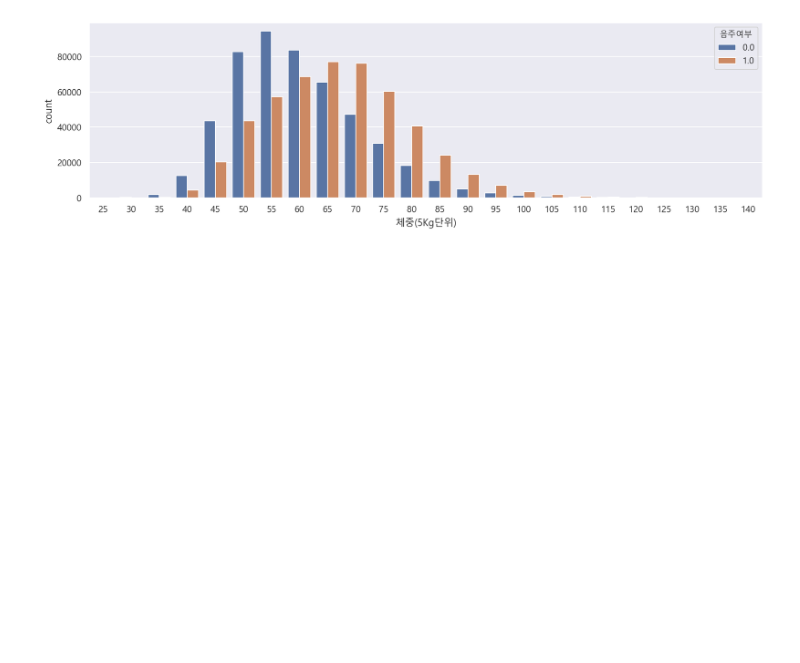
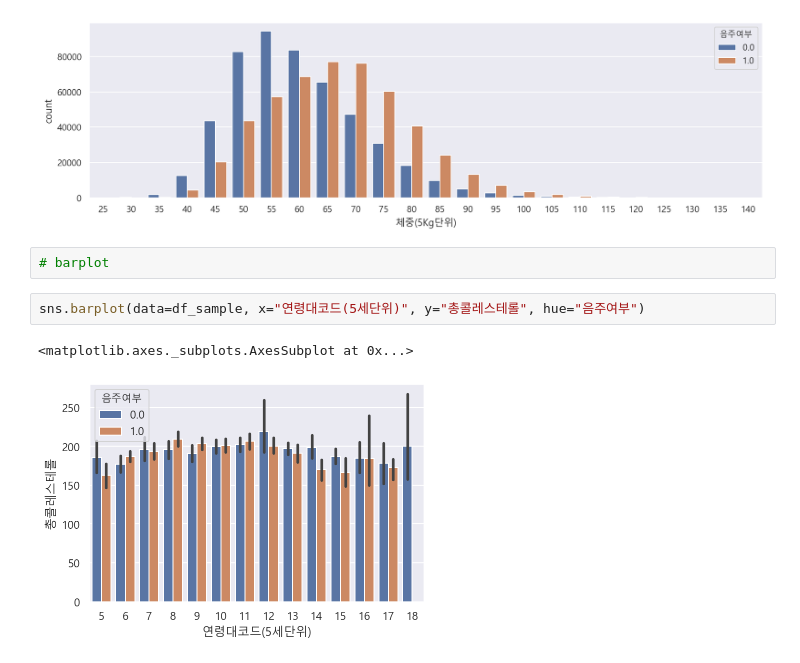
Before and after one commit to geonho0116/data_science_with_pandas, a Jupyter notebook: 08_hypothesis_testing_with_data.ipynb, the cells around one changed output. Drawn from its saved outputs; the diff is of its cells as text; blank space fills up the shorter version.

```diff
--- a/08_hypothesis_testing_with_data.ipynb
+++ b/08_hypothesis_testing_with_data.ipynb
@@ -292,3 +292,10 @@ sns.countplot(data=df, x="체중(5Kg단위)", hue="음주여부")
 # %% [output]
 <matplotlib.axes._subplots.AxesSubplot at 0x...>
 [figure]
+# %%
+# barplot
+# %%
+sns.barplot(data=df_sample, x="연령대코드(5세단위)", y="총콜레스테롤", hue="음주여부")
+# %% [output]
+<matplotlib.axes._subplots.AxesSubplot at 0x...>
+[figure, added]
```
Also changed, not shown: parts of 18 cells of this notebook.
